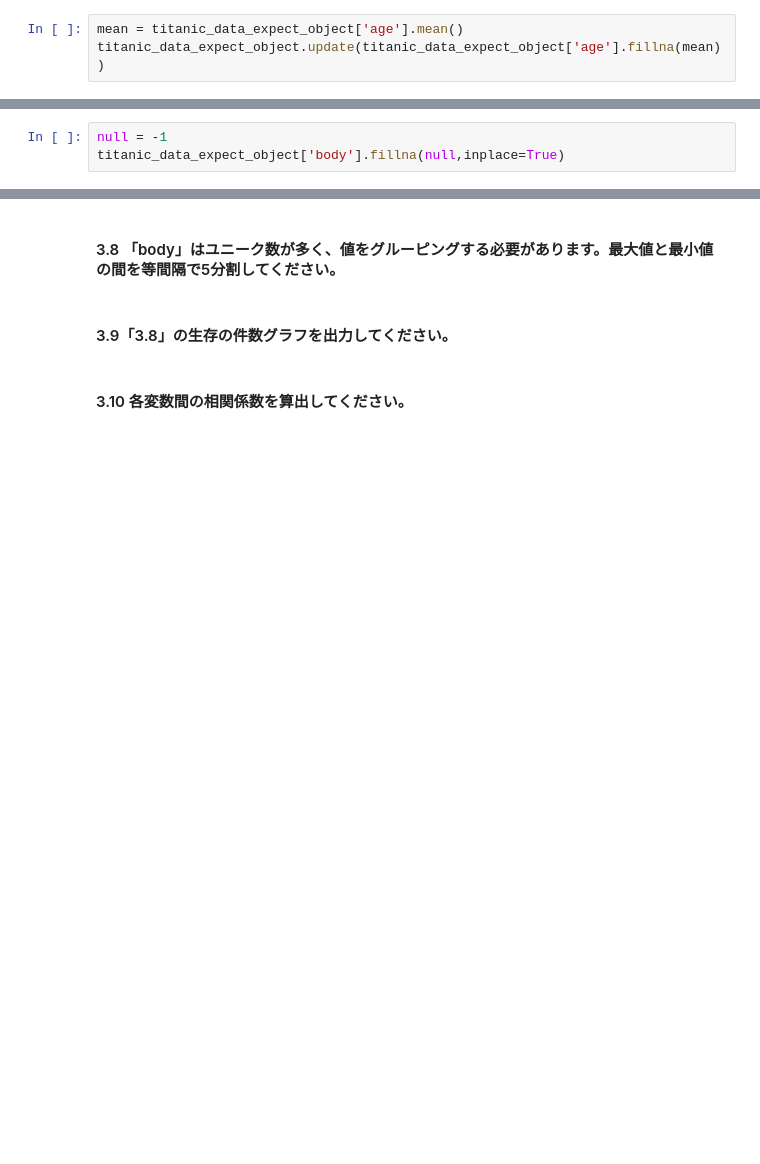
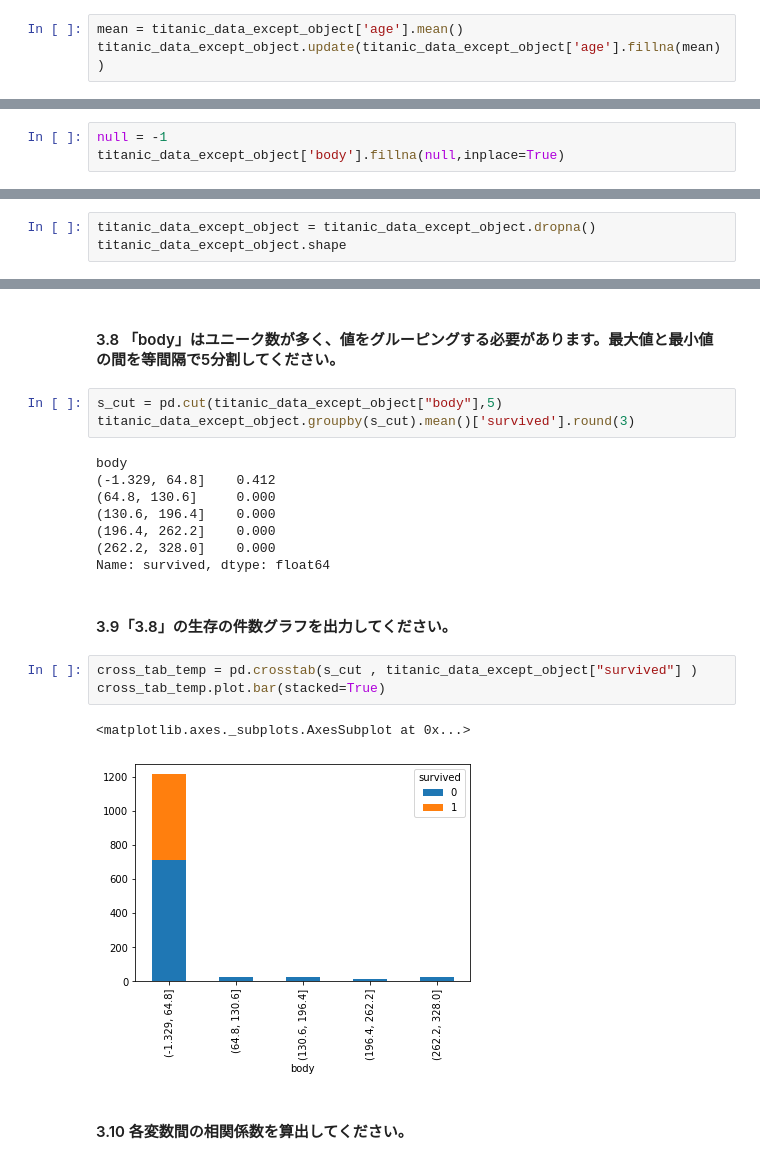
Before and after one commit to koh1224/AI_practice, a Jupyter notebook: machine_learning_editor.ipynb, the cells around one changed output, grey strips where cells are left out. Saved outputs shown, nothing was run; the diff lists cells and outputs as text; blank space fills up the shorter version.

```diff
--- a/machine_learning_editor.ipynb
+++ b/machine_learning_editor.ipynb
@@ -169,8 +169,8 @@ plt.show()
 # %% [markdown]
 #### 2.4 分布を確認すると20代が多いようです。欠損値には「age」の平均値を補完してみましょう。
 # %%
-mean = titanic_data_expect_object['age'].mean()
-titanic_data_expect_object.update(titanic_data_expect_object['age'].fillna(mean))
+mean = titanic_data_except_object['age'].mean()
+titanic_data_except_object.update(titanic_data_except_object['age'].fillna(mean))
 # %% [markdown]
 #### 2.5 「age」に欠損値が無くなったことを確認してください。
 # %%
@@ -188,7 +188,7 @@ plt.show()
 #### 2.7 欠損値が非常に多いです。欠損に意味を持たせるために、今存在しない値である「－1」を補完してみましょう。
 # %%
 null = -1
-titanic_data_expect_object['body'].fillna(null,inplace=True)
+titanic_data_except_object['body'].fillna(null,inplace=True)
 # %% [markdown]
 #### 2.8 bodyに欠損値が無くなったことを確認してください。
 # %%
@@ -211,0 +207,3 @@ titanic_data_expect_object.shape
+# %%
+titanic_data_except_object = titanic_data_except_object.dropna()
+titanic_data_except_object.shape
@@ -311,7 +311,24 @@ cross_tab_temp.plot.bar(stacked=True)
 [figure]
 # %% [markdown]
 #### 3.8 「body」はユニーク数が多く、値をグルーピングする必要があります。最大値と最小値の間を等間隔で5分割してください。
+# %%
+s_cut = pd.cut(titanic_data_except_object["body"],5)
+titanic_data_except_object.groupby(s_cut).mean()['survived'].round(3)
+# %% [output]
+body
+(-1.329, 64.8]    0.412
+(64.8, 130.6]     0.000
+(130.6, 196.4]    0.000
+(196.4, 262.2]    0.000
+(262.2, 328.0]    0.000
+Name: survived, dtype: float64
 # %% [markdown]
 #### 3.9「3.8」の生存の件数グラフを出力してください。
+# %%
+cross_tab_temp = pd.crosstab(s_cut , titanic_data_except_object["survived"] )
+cross_tab_temp.plot.bar(stacked=True)
+# %% [output]
+<matplotlib.axes._subplots.AxesSubplot at 0x...>
+[figure, added]
 # %% [markdown]
 #### 3.10 各変数間の相関係数を算出してください。
```
Also changed, not shown: parts of 71 cells of this notebook.
